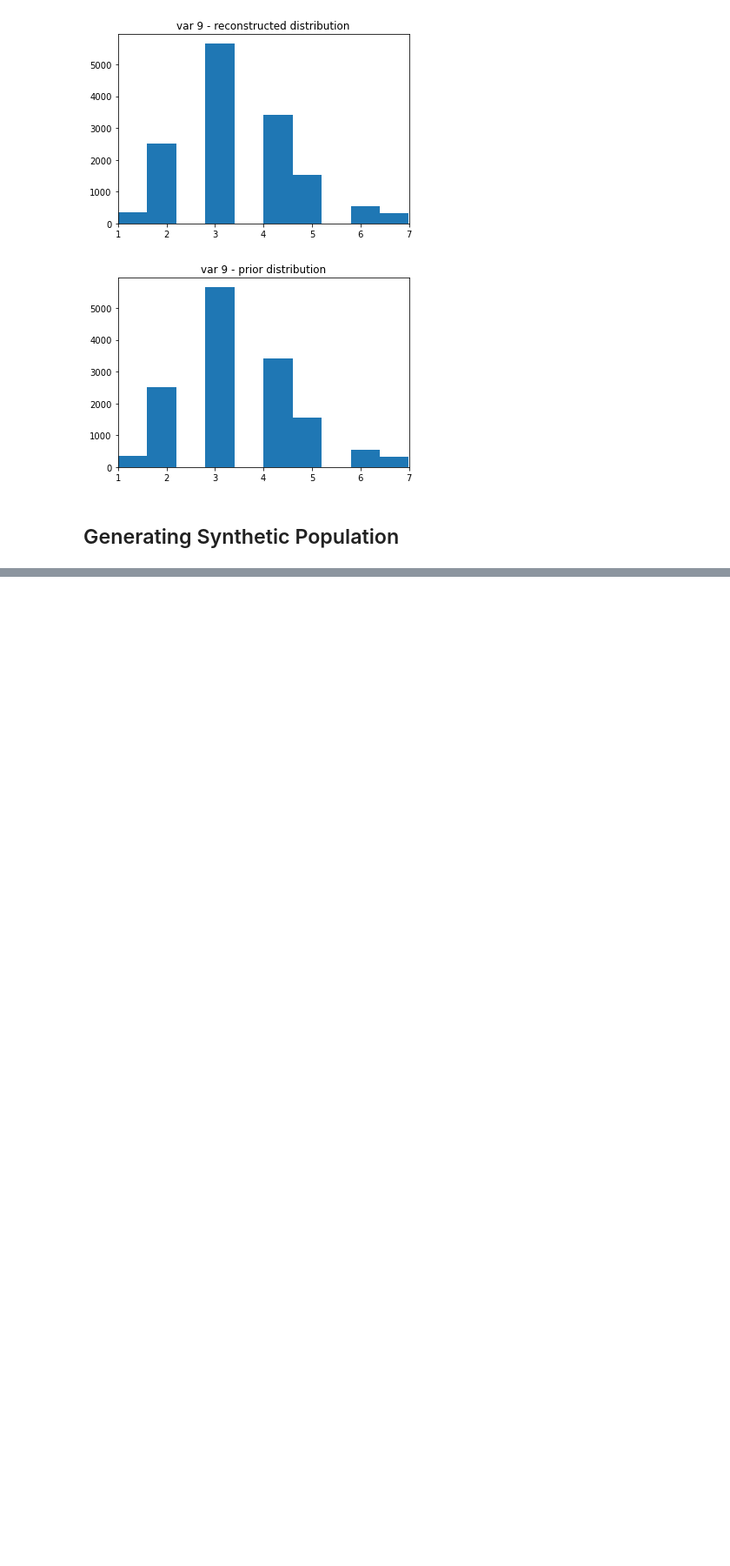
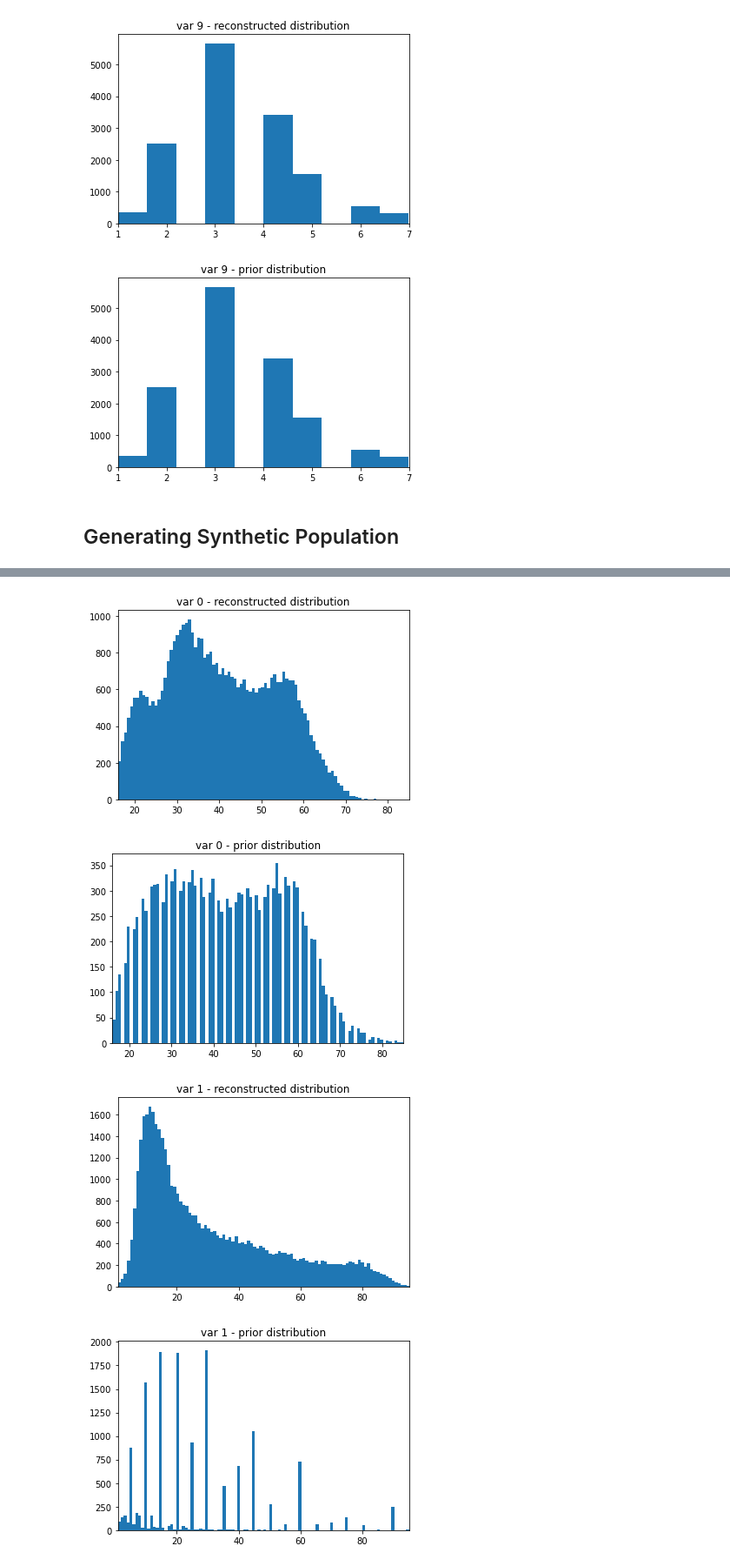
Before and after one commit to zackAemmer/generative_synthesis, a Jupyter notebook: households_model.ipynb, the cells around one changed output, grey strips where cells are left out. Shown: that part at 87% size. Cells and saved outputs as stored; diff of their text form; code cells hidden in the pictures; blank space fills up the shorter version.

Commit message:
Generate households

```diff
--- a/households_model.ipynb
+++ b/households_model.ipynb
@@ -451,0 +466,30 @@ for col_idx in range(CAT_IDX, VAR_DIM):
+# %%
+# Use list of households from the test data (in future can be generated with separate vae)
+x = pd.DataFrame(test_data[:,MANIFEST_DIM:]).reset_index(drop=True) # Scaled hh_input values
+y = model_data_df.iloc[train_idx:][['NP']].reset_index(drop=True) # Unscaled number of persons value
+z = pd.concat([x,y],axis=1)
+z.columns = ['HINCP','NP','VEH','SIZE']
+
+# Multiply the inputs by the number of persons per household (hh of size 3 becomes 3 rows with same scaled hh inputs)
+z = z.reindex(z.index.repeat(z['SIZE']))
+z = z[['HINCP','NP','VEH']].values
+
+# Generate random normal sample to represent each latent variable, for each row (different person per row)
+epsilon = np.random.normal(loc=0, scale=1, size=(len(z), LATENT_DIM))
+inputs = np.concatenate((epsilon, z), axis=-1)
+
+# Generate persons; each person has unique latent input, plus shared hh inputs with their household
+results = vae.decoder.predict(inputs)
+# %%
+# Transform numeric results back to real variable values
+results_num = scaler_pers.inverse_transform(results[0])
+results_df = pd.DataFrame(results_num)
+
+# Transform categorical results back to real variable values
+for x in results[1]:
+    result = np.argmax(x, axis=1) + 1
+    results_df[f"{x}"] = result
+
+# Add back original variables names to the results
+results_df.columns = VAR_NAMES
+results_df
@@ -451,0 +510,20 @@ for col_idx in range(CAT_IDX, VAR_DIM):
+# %%
+# Show distributions of the resulting numerical variables
+for col_idx in range(0, CAT_IDX):
+    results_data_plt = results_df.iloc[:,col_idx]
+    test_data_plt = test_data_df.iloc[:,col_idx]
+
+    plt.hist(results_data_plt, bins=100)
+    plt.xlim(min(test_data_plt),max(test_data_plt))
+    plt.title(f"var {col_idx} - reconstructed distribution")
+    plt.show()
+
+    plt.hist(test_data_plt, bins=100)
+    plt.xlim(min(test_data_plt),max(test_data_plt))
+    plt.title(f"var {col_idx} - prior distribution")
+    plt.show()
+# %% [output]
+[figure, added]
+[figure, added]
+[figure, added]
+[figure, added]
```
Also changed, not shown: parts of 13 cells of this notebook.
